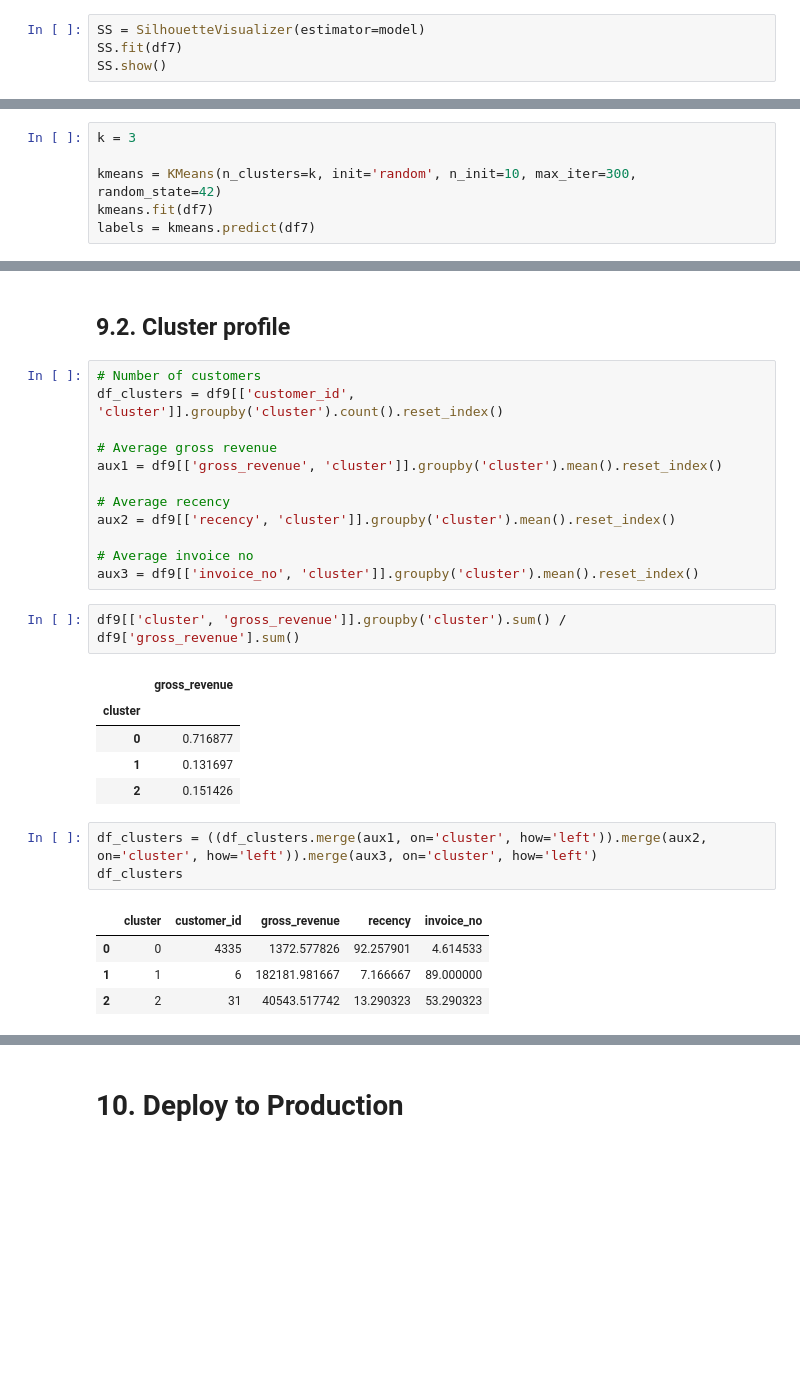
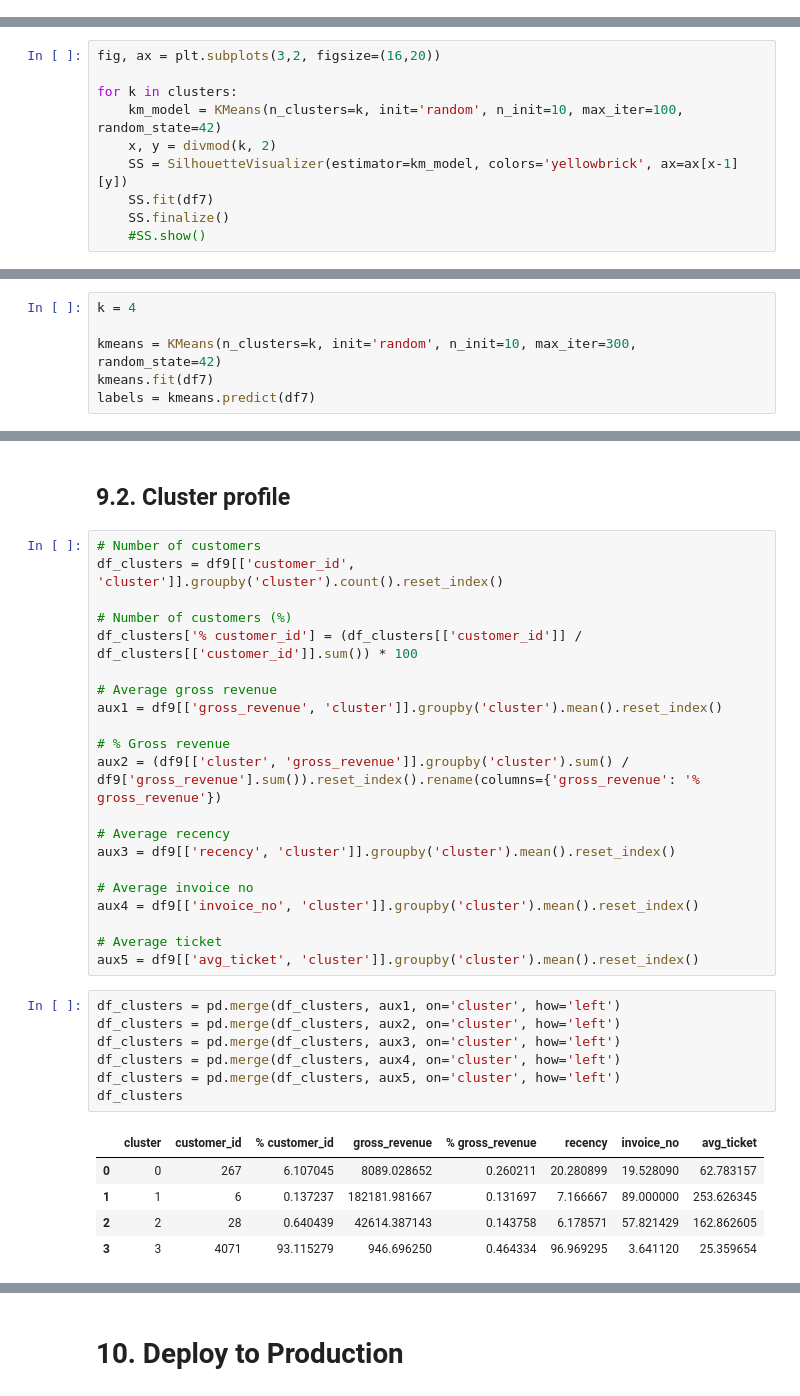
Before and after one commit to ezequielpf/insiders_clustering, a Jupyter notebook: notebooks/insiders_clustering.ipynb, the cells around one changed output, grey strips where cells are left out. Cells and saved outputs as stored; diff of their text form; blank space fills up the shorter version.

```diff
--- a/notebooks/insiders_clustering.ipynb
+++ b/notebooks/insiders_clustering.ipynb
@@ -288,6 +285,2 @@ S.show()
 # %% [markdown]
 Measures how well a point fits into its cluster compared to the others.
-# %%
-SS = SilhouetteVisualizer(estimator=model)
-SS.fit(df7)
-SS.show()
@@ -296,0 +287,10 @@ SS.show()
+# %%
+fig, ax = plt.subplots(3,2, figsize=(16,20))
+
+for k in clusters:
+    km_model = KMeans(n_clusters=k, init='random', n_init=10, max_iter=100, random_state=42)
+    x, y = divmod(k, 2)
+    SS = SilhouetteVisualizer(estimator=km_model, colors='yellowbrick', ax=ax[x-1][y])
+    SS.fit(df7)
+    SS.finalize()
+    #SS.show()
@@ -299,7 +301,7 @@ SS.show()
 # %% [markdown]
 ## 8.1. K-Means
 # %%
-k = 3
+k = 4
 
 kmeans = KMeans(n_clusters=k, init='random', n_init=10, max_iter=300, random_state=42)
 kmeans.fit(df7)
@@ -339,27 +401,33 @@ fig.show()
 # Number of customers
 df_clusters = df9[['customer_id', 'cluster']].groupby('cluster').count().reset_index()
 
+# Number of customers (%)
+df_clusters['% customer_id'] = (df_clusters[['customer_id']] / df_clusters[['customer_id']].sum()) * 100
+
 # Average gross revenue
 aux1 = df9[['gross_revenue', 'cluster']].groupby('cluster').mean().reset_index()
 
+# % Gross revenue
+aux2 = (df9[['cluster', 'gross_revenue']].groupby('cluster').sum() / df9['gross_revenue'].sum()).reset_index().rename(columns={'gross_revenue': '% gross_revenue'})
+
 # Average recency
-aux2 = df9[['recency', 'cluster']].groupby('cluster').mean().reset_index()
+aux3 = df9[['recency', 'cluster']].groupby('cluster').mean().reset_index()
 
 # Average invoice no
-aux3 = df9[['invoice_no', 'cluster']].groupby('cluster').mean().reset_index()
+aux4 = df9[['invoice_no', 'cluster']].groupby('cluster').mean().reset_index()
+
+# Average ticket
+aux5 = df9[['avg_ticket', 'cluster']].groupby('cluster').mean().reset_index()
-# %%
-df9[['cluster', 'gross_revenue']].groupby('cluster').sum() / df9['gross_revenue'].sum()
-# %% [output]
-|  | gross_revenue |
-| cluster |  |
-| 0 | 0.716877 |
-| 1 | 0.131697 |
-| 2 | 0.151426 |
 # %%
-df_clusters = ((df_clusters.merge(aux1, on='cluster', how='left')).merge(aux2, on='cluster', how='left')).merge(aux3, on='cluster', how='left')
+df_clusters = pd.merge(df_clusters, aux1, on='cluster', how='left')
+df_clusters = pd.merge(df_clusters, aux2, on='cluster', how='left')
+df_clusters = pd.merge(df_clusters, aux3, on='cluster', how='left')
+df_clusters = pd.merge(df_clusters, aux4, on='cluster', how='left')
+df_clusters = pd.merge(df_clusters, aux5, on='cluster', how='left')
 df_clusters
 # %% [output]
-|  | cluster | customer_id | gross_revenue | recency | invoice_no |
-| 0 | 0 | 4335 | 1372.577826 | 92.257901 | 4.614533 |
-| 1 | 1 | 6 | 182181.981667 | 7.166667 | 89.000000 |
-| 2 | 2 | 31 | 40543.517742 | 13.290323 | 53.290323 |
+|  | cluster | customer_id | % customer_id | gross_revenue | % gross_revenue | recency | invoice_no | avg_ticket |
+| 0 | 0 | 267 | 6.107045 | 8089.028652 | 0.260211 | 20.280899 | 19.528090 | 62.783157 |
+| 1 | 1 | 6 | 0.137237 | 182181.981667 | 0.131697 | 7.166667 | 89.000000 | 253.626345 |
+| 2 | 2 | 28 | 0.640439 | 42614.387143 | 0.143758 | 6.178571 | 57.821429 | 162.862605 |
+| 3 | 3 | 4071 | 93.115279 | 946.696250 | 0.464334 | 96.969295 | 3.641120 | 25.359654 |
```
Also changed, not shown: parts of 29 cells of this notebook, 3 other files.
